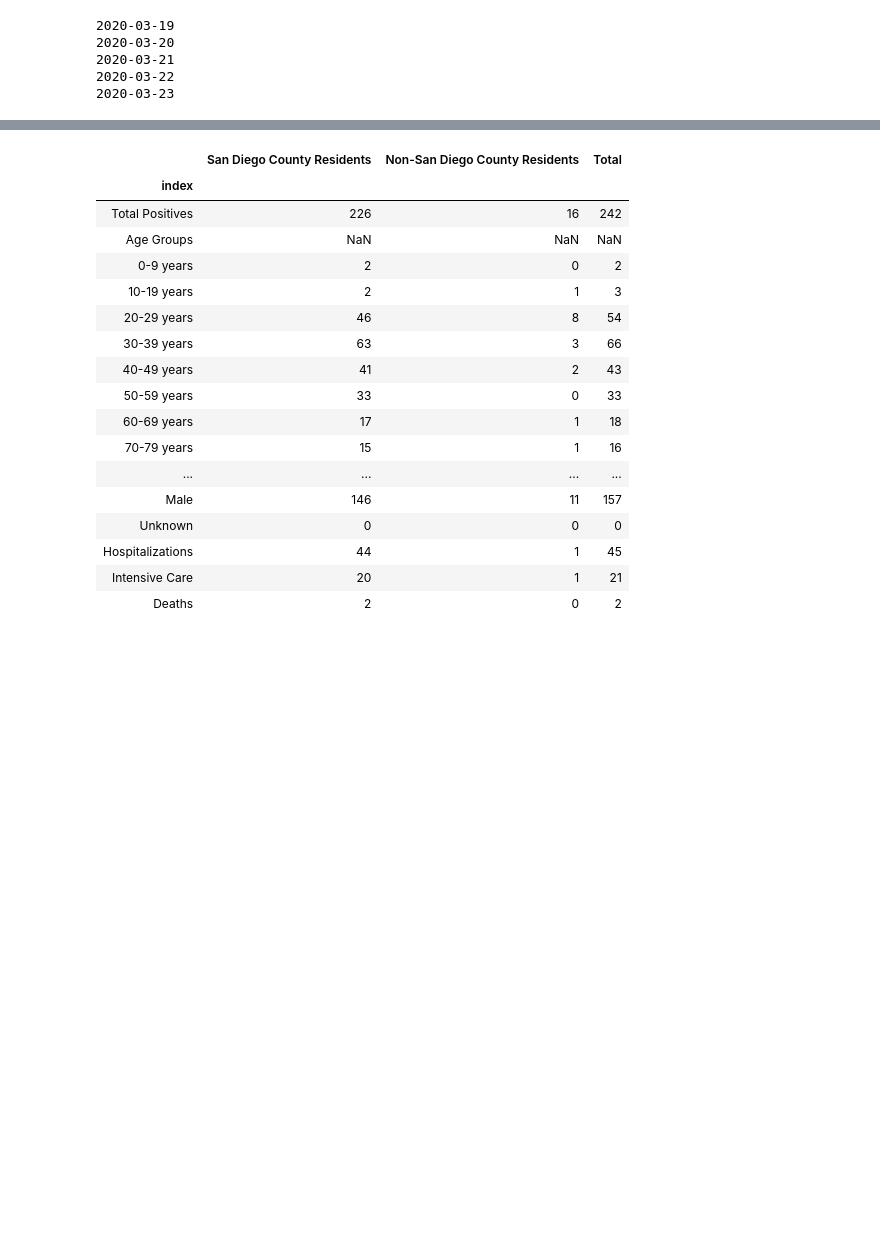
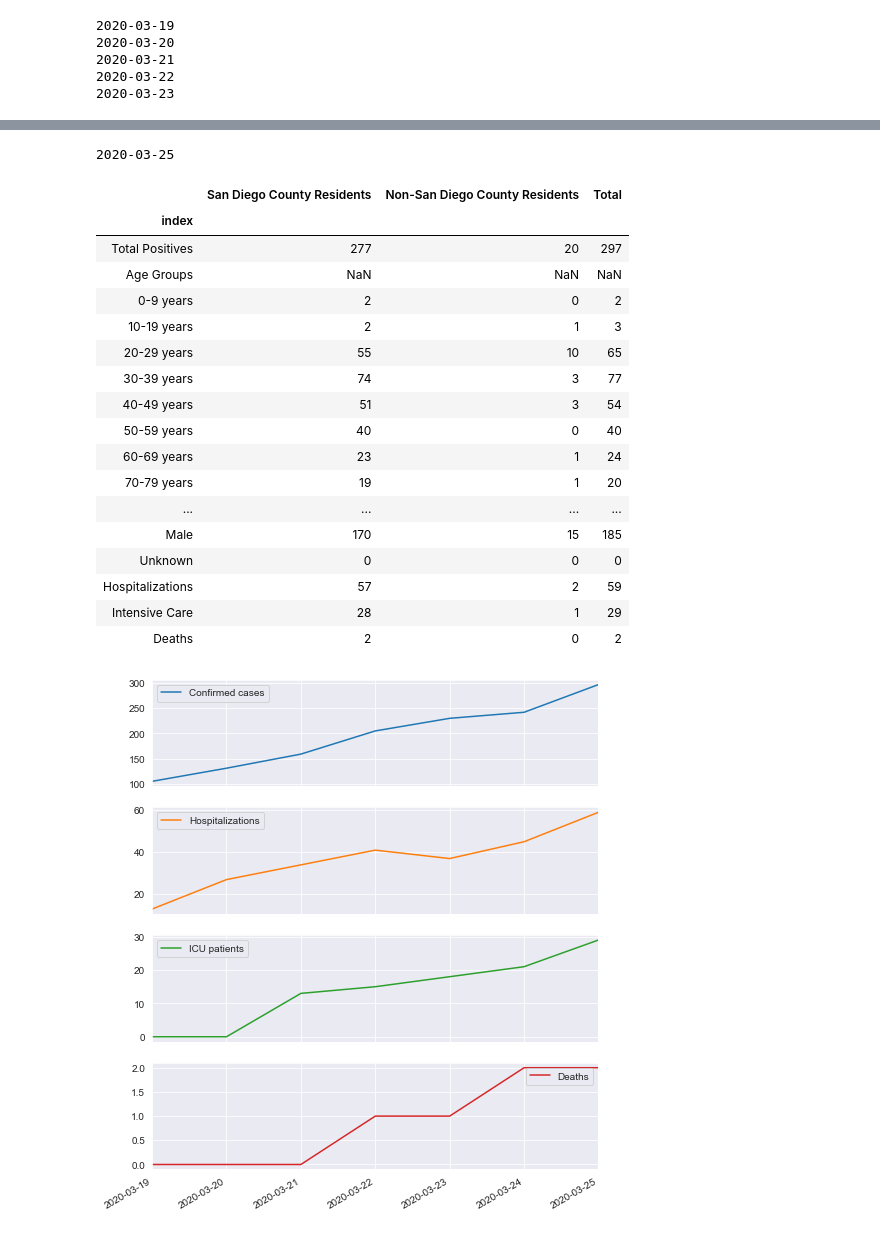
Before and after one commit to jasongfleischer/SanDiegoCountyCOVID19, a Jupyter notebook: San Diego Country Coronavirus History.ipynb, the cells around one changed output, grey strips where cells are left out. Drawn from its saved outputs; the diff is of its cells as text; code cells hidden in the pictures; blank space fills up the shorter version.

Commit message:
update for 3/25, also added scraping for locations from PDF file put out by county... now how should it be visualized and why?

```diff
--- a/San Diego Country Coronavirus History.ipynb
+++ b/San Diego Country Coronavirus History.ipynb
@@ -78,35 +82,41 @@ today = dt.strftime('%Y-%m-%d')
 # record todays data for posterity
 table.to_csv(dataf.format(today))
 tab_hist[today] = table
-
+print(today)
 table
 # %% [output]
+2020-03-25
 |  | San Diego County Residents | Non-San Diego County Residents | Total |
 | index |  |  |  |
-| Total Positives | 226 | 16 | 242 |
+| Total Positives | 277 | 20 | 297 |
 | Age Groups | NaN | NaN | NaN |
 | 0-9 years | 2 | 0 | 2 |
 | 10-19 years | 2 | 1 | 3 |
-| 20-29 years | 46 | 8 | 54 |
-| 30-39 years | 63 | 3 | 66 |
-| 40-49 years | 41 | 2 | 43 |
-| 50-59 years | 33 | 0 | 33 |
-| 60-69 years | 17 | 1 | 18 |
-| 70-79 years | 15 | 1 | 16 |
+| 20-29 years | 55 | 10 | 65 |
+| 30-39 years | 74 | 3 | 77 |
+| 40-49 years | 51 | 3 | 54 |
+| 50-59 years | 40 | 0 | 40 |
+| 60-69 years | 23 | 1 | 24 |
+| 70-79 years | 19 | 1 | 20 |
 | ... | ... | ... | ... |
-| Male | 146 | 11 | 157 |
+| Male | 170 | 15 | 185 |
 | Unknown | 0 | 0 | 0 |
-| Hospitalizations | 44 | 1 | 45 |
-| Intensive Care | 20 | 1 | 21 |
+| Hospitalizations | 57 | 2 | 59 |
+| Intensive Care | 28 | 1 | 29 |
 | Deaths | 2 | 0 | 2 |
 # %%
 cases = pd.Series({key:int(value.loc['Total Positives','Total']) for key,value in tab_hist.items()}).sort_index()
 hospitalizations = pd.Series({key:int(value.loc['Hospitalizations','Total']) for key,value in tab_hist.items()}).sort_index()
 icu = pd.Series({key:int(value.loc['Intensive Care','Total']) for key,value in tab_hist.items()}).sort_index()
 deaths = pd.Series({key:int(value.loc['Deaths','Total']) for key,value in tab_hist.items()}).sort_index()
+totals = pd.DataFrame( {'Confirmed cases':cases, 'Hospitalizations':hospitalizations, 'ICU patients':icu, 'Deaths':deaths})
 # %%
 sns.set_style('darkgrid')
 colors = sns.color_palette()
 import matplotlib.pyplot as plt
+# %%
+totals.plot(subplots=True,sharex=True,figsize=(8,10));
+# %% [output]
+[figure, added]
 # %%
 fig, ( (ax1,ax2), (ax3,ax4)) = plt.subplots(2, 2, sharex=True, figsize=(10,8))
```
Also changed, not shown: parts of 5 cells of this notebook, 2 other files.
